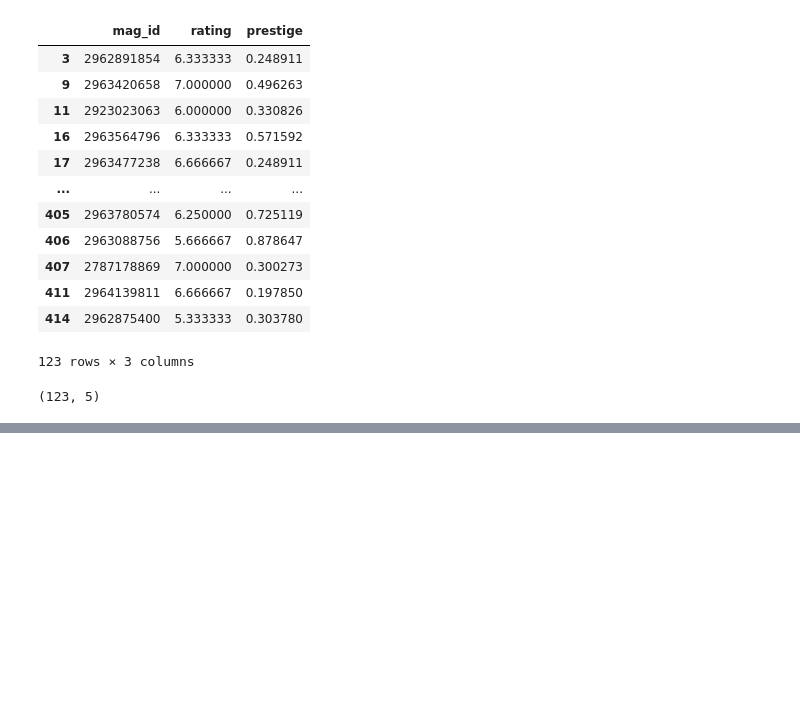
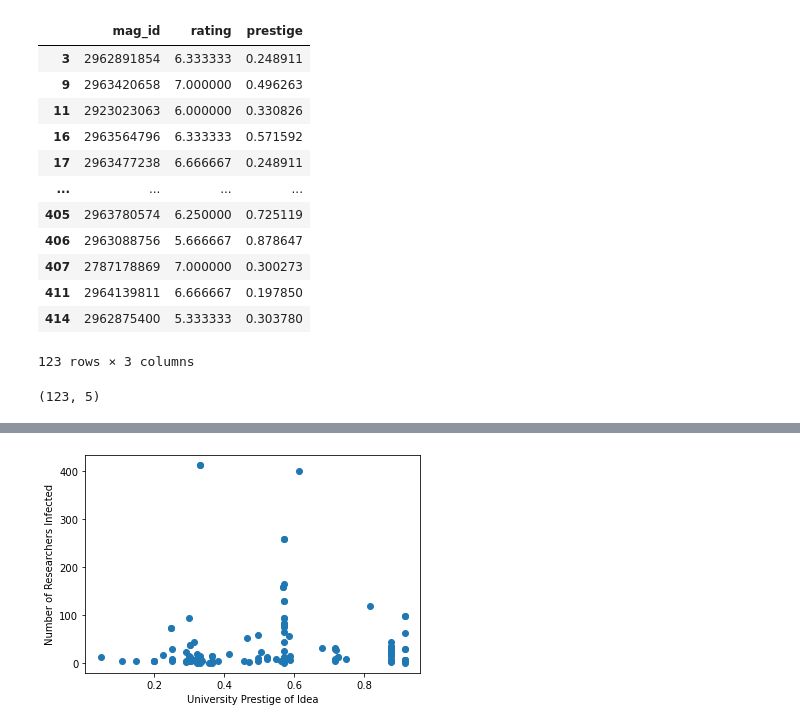
Before and after one commit to rohitmujumdar/Propagation-of-Epidemics-in-Citation-Networks, a Jupyter notebook: code/citation_network_dk.ipynb, the cells around one changed output, grey strips where cells are left out. Drawn from its saved outputs; the diff is of its cells as text; code cells hidden in the pictures; blank space fills up the shorter version.

```diff
--- a/code/citation_network_dk.ipynb
+++ b/code/citation_network_dk.ipynb
@@ -273,0 +277,7 @@ patient_zero_df.to_pickle("..\\data\\paper_quality\\review_data_with_mag_id.pkl"
+# %%
+plt.scatter(list(patient_zero_df['prestige']), list(patient_zero_df['descendants_network'].apply(lambda x : len(x))))
+plt.xlabel('University Prestige of Idea')
+plt.ylabel('Number of Researchers Infected')
+plt.show()
+# %% [output]
+[figure, added]
```
Also changed, not shown: parts of 4 cells of this notebook.
